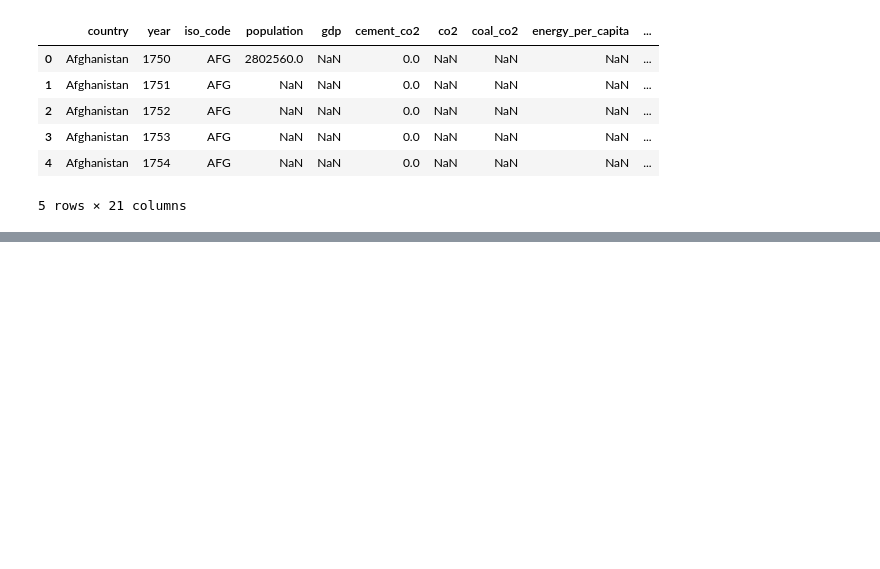
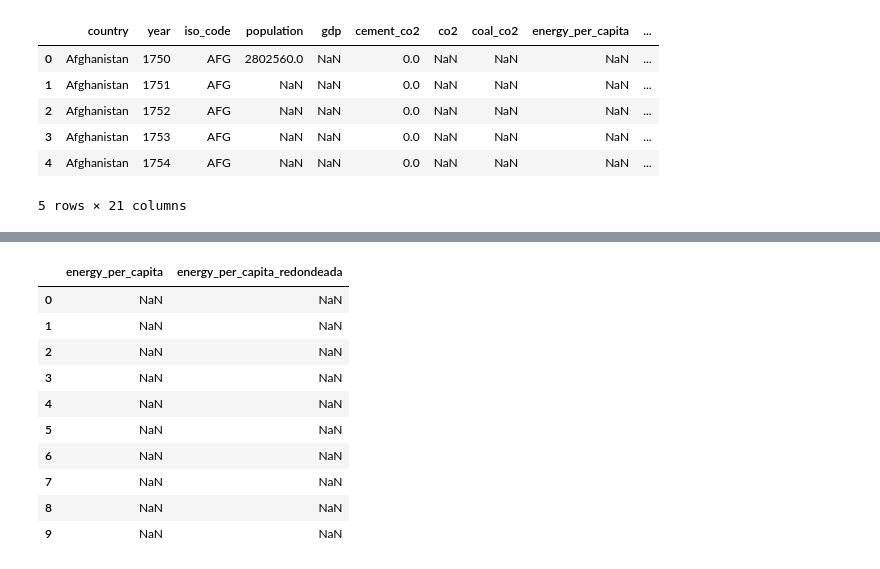
Before and after one commit to abernardo90/DS1_Pre-Entrega-2, a Jupyter notebook: Colab_DS1_PE2.ipynb, the cells around one changed output, grey strips where cells are left out. Cells and saved outputs as stored; diff of their text form; code cells hidden in the pictures; blank space fills up the shorter version.

```diff
--- a/Colab_DS1_PE2.ipynb
+++ b/Colab_DS1_PE2.ipynb
@@ -54,0 +127,20 @@ memory usage: 8.1+ MB
+# %%
+
+#Función lambda para redondear el consumo energético
+
+df["energy_per_capita_redondeada"] = df["energy_per_capita"].apply(lambda x: round(x, 2) if pd.notna(x) else x)
+
+# Se muestra el resultado
+display(df[["energy_per_capita", "energy_per_capita_redondeada"]].head(10))
+# %% [output]
+|  | energy_per_capita | energy_per_capita_redondeada |
+| 0 | NaN | NaN |
+| 1 | NaN | NaN |
+| 2 | NaN | NaN |
+| 3 | NaN | NaN |
+| 4 | NaN | NaN |
+| 5 | NaN | NaN |
+| 6 | NaN | NaN |
+| 7 | NaN | NaN |
+| 8 | NaN | NaN |
+| 9 | NaN | NaN |
```
Also changed, not shown: parts of 11 cells of this notebook.
